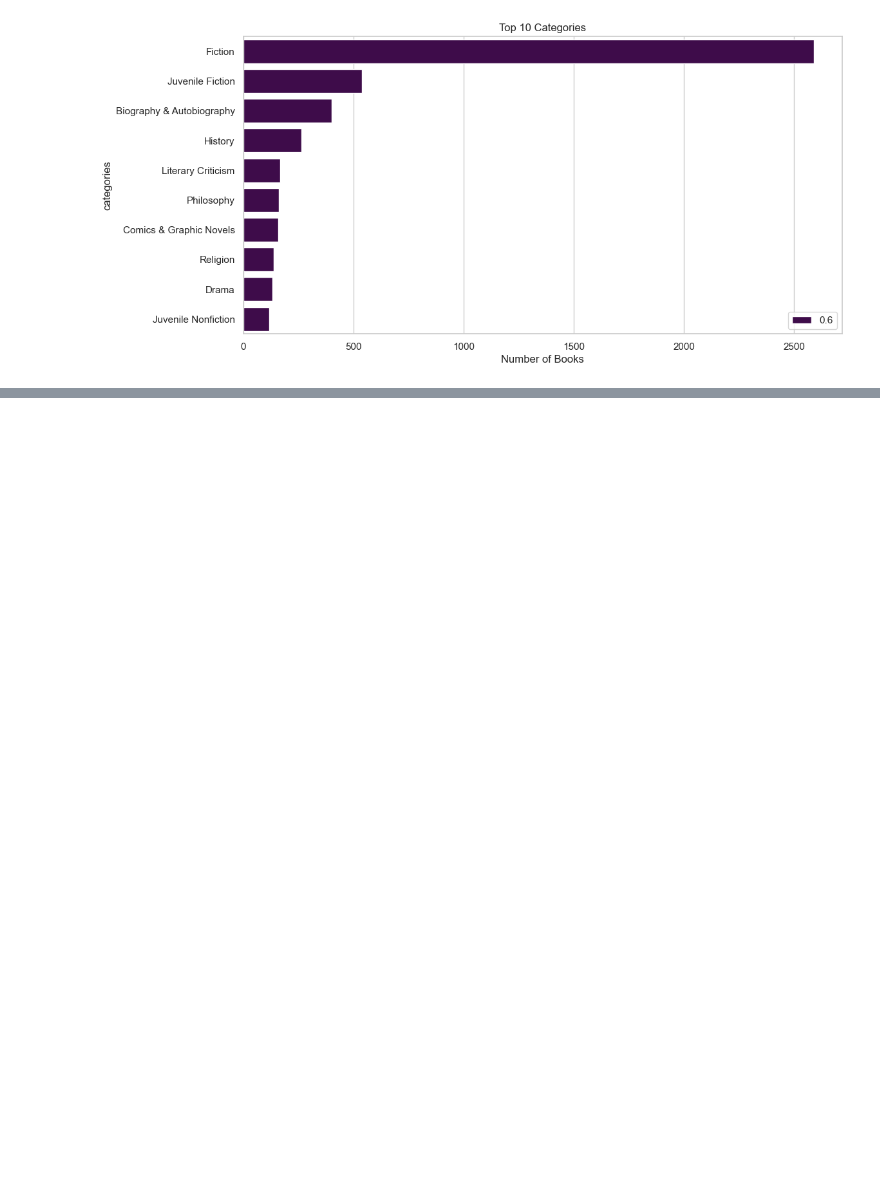
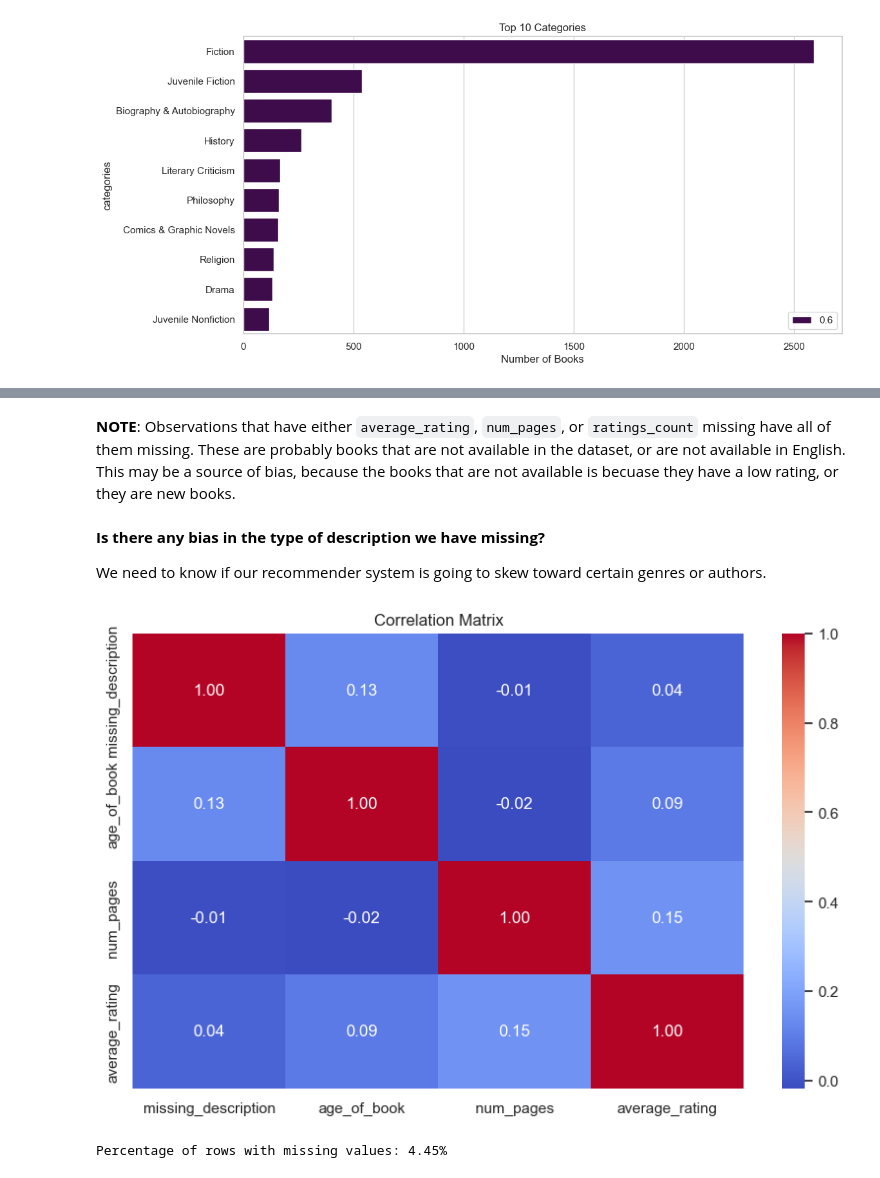
Before and after one commit to SebastianGarrido2790/hybrid-book-recommender, a Jupyter notebook: notebooks/01_eda_and_feasibility.ipynb, the cells around one changed output, grey strips where cells are left out. Cells and saved outputs as stored; diff of their text form; code cells hidden in the pictures; blank space fills up the shorter version.

```diff
--- a/notebooks/01_eda_and_feasibility.ipynb
+++ b/notebooks/01_eda_and_feasibility.ipynb
@@ -135,0 +157,24 @@ plt.show()
+# %% [markdown]
+**NOTE**: Observations that have either `average_rating`, `num_pages`, or `ratings_count` missing have all of them missing. These are probably books that are not available in the dataset, or are not available in English. This may be a source of bias, because the books that are not available is becuase they have a low rating, or they are new books.
+# %% [markdown]
+**Is there any bias in the type of description we have missing?**
+
+We need to know if our recommender system is going to skew toward certain genres or authors.
+# %%
+# Check weather the missing descriptions are more likely to be shorter or older
+df["missing_description"] = np.where(df["description"].isnull(), 1, 0)
+df["age_of_book"] = 2024 - df["published_year"]
+
+important_columns = ["missing_description", "age_of_book", "num_pages", "average_rating"]
+correlation_matrix = df[important_columns].corr(method="spearman")  # More appropriate for ordinal data
+
+sns.heatmap(correlation_matrix, annot=True, cmap="coolwarm", fmt=".2f")
+plt.title("Correlation Matrix")
+plt.show()
+# %% [output]
+[figure, added]
+# %%
+percent_missing = df[["description", "num_pages", "average_rating", "published_year"]].isna().any(axis=1).mean() * 100
+print(f"Percentage of rows with missing values: {percent_missing:.2f}%")
+# %% [output]
+Percentage of rows with missing values: 4.45%
```
Also changed, not shown: parts of 20 cells of this notebook.
